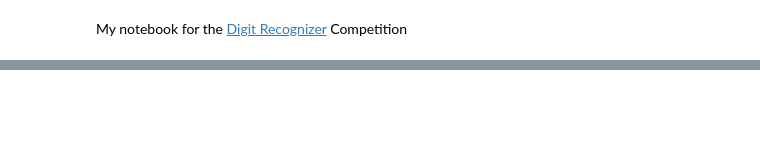
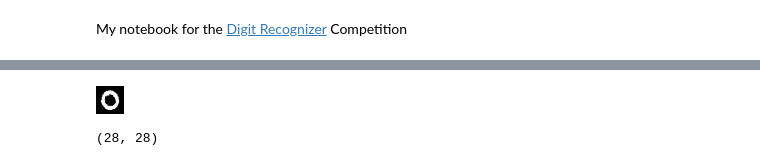
Before and after one commit to iacutone/kaggle, a Jupyter notebook: digit-recognizer/digit-recognizer.ipynb, the cells around one changed output, grey strips where cells are left out. Cells and saved outputs as stored; diff of their text form; code cells hidden in the pictures; blank space fills up the shorter version.

```diff
--- a/digit-recognizer/digit-recognizer.ipynb
+++ b/digit-recognizer/digit-recognizer.ipynb
@@ -125,0 +287,8 @@ epoch      trn_loss   val_loss   accuracy
+# %%
+img = PIL.Image.open('data/imgs/train/2.jpg'); img
+# %% [output]
+[figure, added]
+# %%
+img.size
+# %% [output]
+(28, 28)
```
Also changed, not shown: parts of 47 cells of this notebook.
